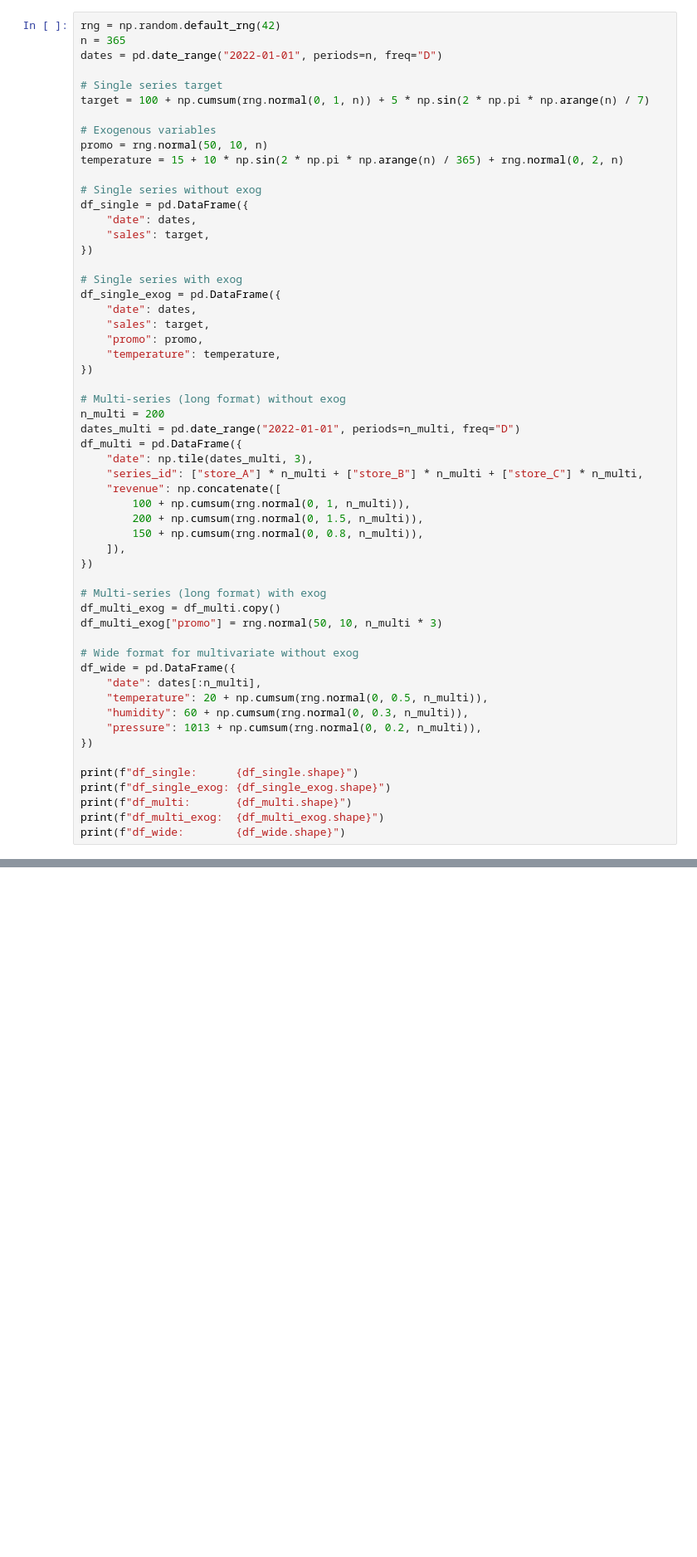
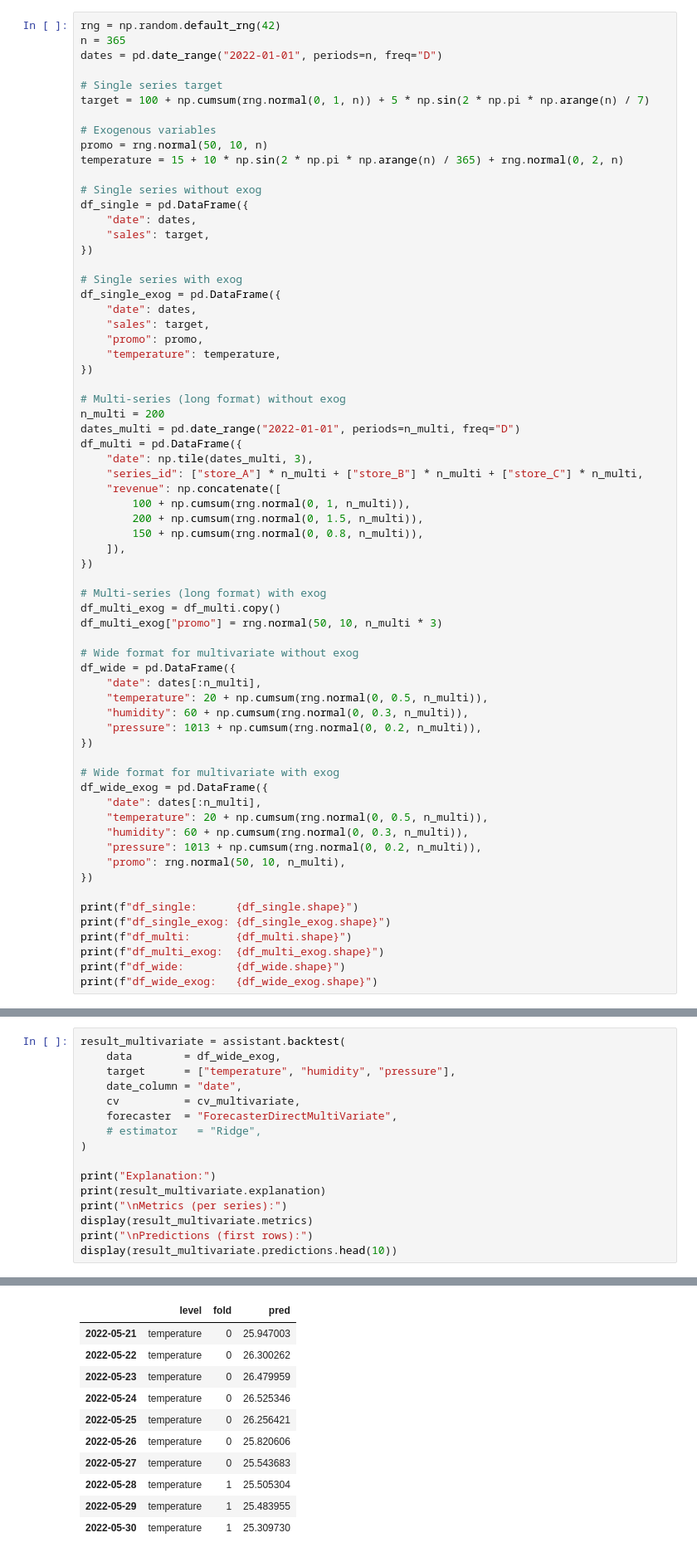
Before and after one commit to skforecast/skforecast-ai, a Jupyter notebook: dev/demo_backtest.ipynb, the cells around one changed output, grey strips where cells are left out. Shown at 83% size. Drawn from its saved outputs; the diff is of its cells as text; blank space fills up the shorter version.

```diff
--- a/dev/demo_backtest.ipynb
+++ b/dev/demo_backtest.ipynb
@@ -84,11 +84,21 @@ df_wide = pd.DataFrame({
     "pressure": 1013 + np.cumsum(rng.normal(0, 0.2, n_multi)),
 })
 
+# Wide format for multivariate with exog
+df_wide_exog = pd.DataFrame({
+    "date": dates[:n_multi],
+    "temperature": 20 + np.cumsum(rng.normal(0, 0.5, n_multi)),
+    "humidity": 60 + np.cumsum(rng.normal(0, 0.3, n_multi)),
+    "pressure": 1013 + np.cumsum(rng.normal(0, 0.2, n_multi)),
+    "promo": rng.normal(50, 10, n_multi),
+})
+
 print(f"df_single:      {df_single.shape}")
 print(f"df_single_exog: {df_single_exog.shape}")
 print(f"df_multi:       {df_multi.shape}")
 print(f"df_multi_exog:  {df_multi_exog.shape}")
 print(f"df_wide:        {df_wide.shape}")
+print(f"df_wide_exog:   {df_wide_exog.shape}")
 # %% [output]
 df_single:      (365, 2)
 df_single_exog: (365, 4)
@@ -606,0 +643,17 @@ print(predictions.head())
+# %%
+result_multivariate = assistant.backtest(
+    data        = df_wide_exog,
+    target      = ["temperature", "humidity", "pressure"],
+    date_column = "date",
+    cv          = cv_multivariate,
+    forecaster  = "ForecasterDirectMultiVariate",
+    # estimator   = "Ridge",
+)
+
+print("Explanation:")
+print(result_multivariate.explanation)
+print("\nMetrics (per series):")
+display(result_multivariate.metrics)
+print("\nPredictions (first rows):")
+display(result_multivariate.predictions.head(10))
+# %% [output]
@@ -606,0 +667,11 @@ print(predictions.head())
+|  | level | fold | pred |
+| 2022-05-21 | temperature | 0 | 25.947003 |
+| 2022-05-22 | temperature | 0 | 26.300262 |
+| 2022-05-23 | temperature | 0 | 26.479959 |
+| 2022-05-24 | temperature | 0 | 26.525346 |
+| 2022-05-25 | temperature | 0 | 26.256421 |
+| 2022-05-26 | temperature | 0 | 25.820606 |
+| 2022-05-27 | temperature | 0 | 25.543683 |
+| 2022-05-28 | temperature | 1 | 25.505304 |
+| 2022-05-29 | temperature | 1 | 25.483955 |
+| 2022-05-30 | temperature | 1 | 25.309730 |
```
Also changed, not shown: parts of 30 cells of this notebook, 22 other files.
